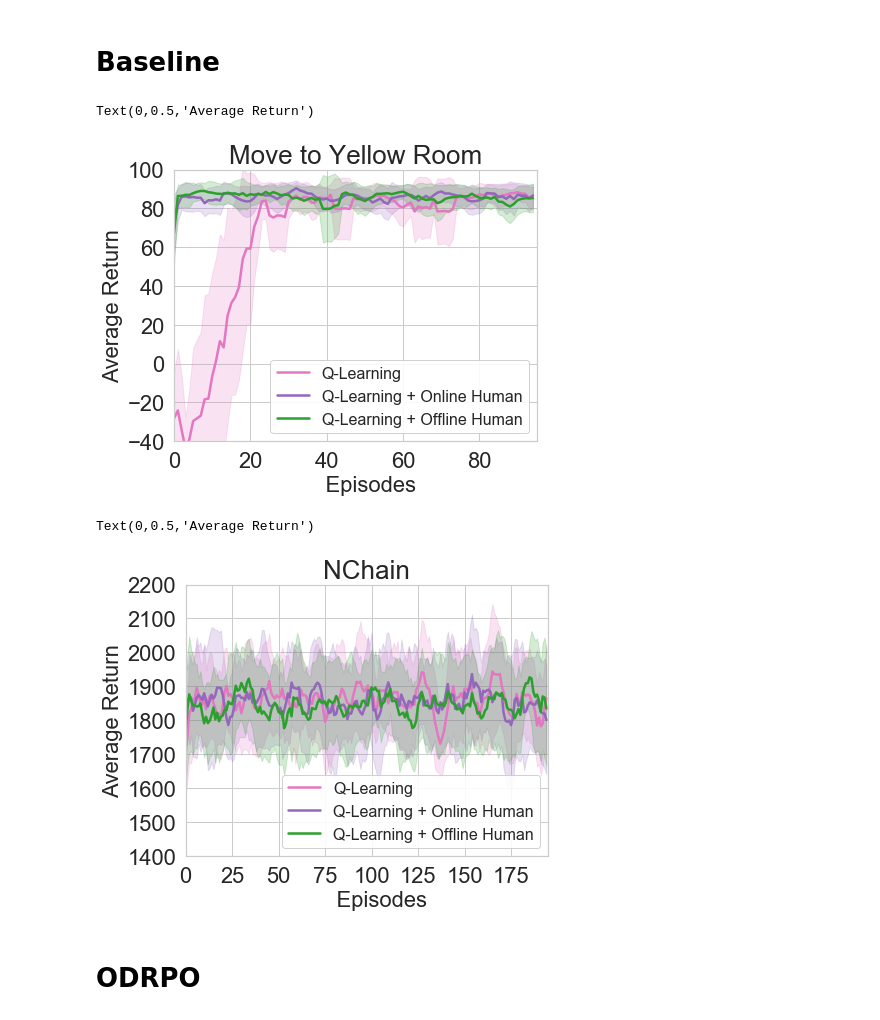
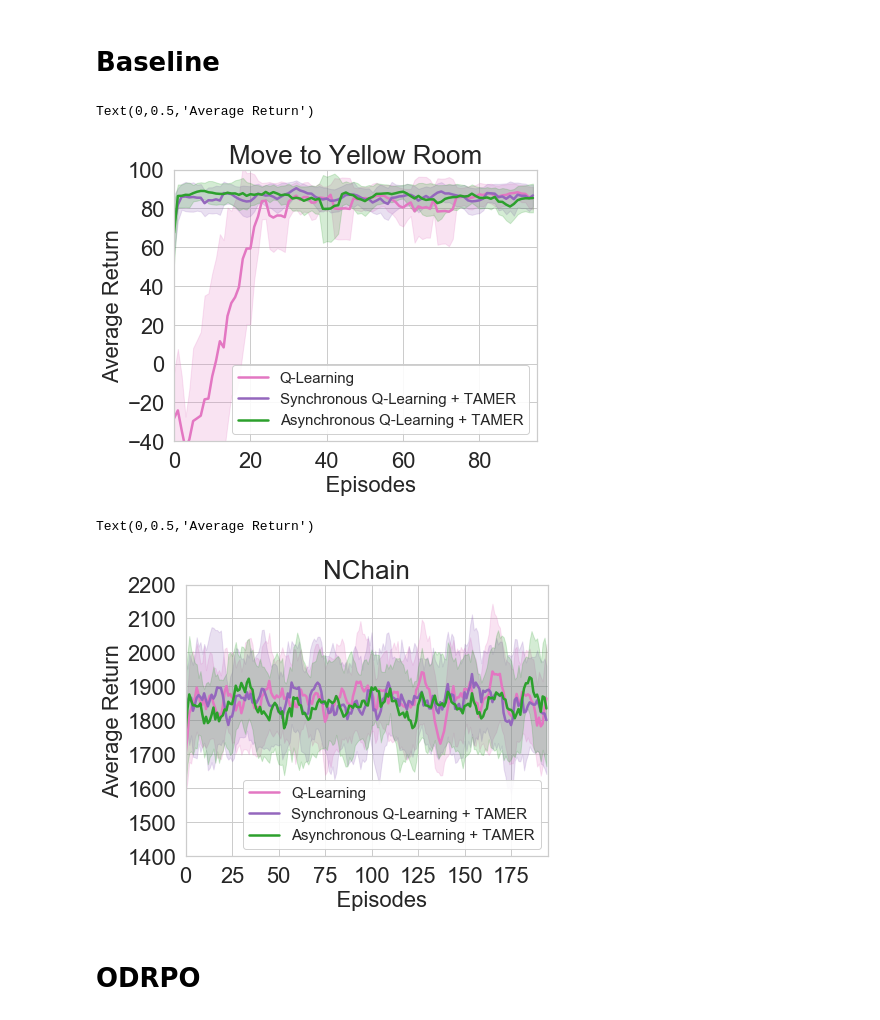
Before and after one commit to kadysongbb/efficient-wpo, a Jupyter notebook: tabular/grid_view_training.ipynb, the cells around one changed output. Saved outputs shown, nothing was run; the diff lists cells and outputs as text; code cells hidden in the pictures.

```diff
--- a/tabular/grid_view_training.ipynb
+++ b/tabular/grid_view_training.ipynb
@@ -52,37 +52,37 @@ q_learning_log_name = ['./log_files/GridWorld-q-learning/1610621904.212886.csv',
                        './log_files/GridWorld-q-learning/1610622971.841064.csv', './log_files/GridWorld-q-learning/1610623929.645105.csv',
                        './log_files/GridWorld-q-learning/1610624213.111349.csv']
 q_learning_off_human_log_name = ['./log_files/GridWorld-q-learning-offline-human/1610621943.9203851.csv', './log_files/GridWorld-q-learning-offline-human/1610621957.896211.csv',
                              './log_files/GridWorld-q-learning-offline-human/1610622976.264647.csv', './log_files/GridWorld-q-learning-offline-human/1610623933.438024.csv',
                              './log_files/GridWorld-q-learning-offline-human/1610624216.214272.csv']
 q_learning_on_human_log_name = ['./log_files/GridWorld-q-learning-online-human/1612072078.769877.csv', './log_files/GridWorld-q-learning-online-human/1612075793.829283.csv',
                                './log_files/GridWorld-q-learning-online-human/1612075813.577657.csv', './log_files/GridWorld-q-learning-online-human/1612076020.041473.csv',
                                './log_files/GridWorld-q-learning-online-human/1612076024.8116548.csv']
 
 window_size = 5
 moving_average = find_baseline_moving_avg(q_learning_log_name, window_size)
 plt.plot(np.arange(len(moving_average[0])), moving_average[0], label='Q-Learning', linewidth = 2.5, color = 'tab:pink')
 plt.fill_between(np.arange(len(moving_average[0])), moving_average[1], moving_average[2], alpha=0.2, color = 'tab:pink')
 
 moving_average = find_baseline_moving_avg(q_learning_on_human_log_name, window_size)
-plt.plot(np.arange(len(moving_average[0])), moving_average[0], label='Q-Learning + Online Human', linewidth = 2.5, color = 'tab:purple')
+plt.plot(np.arange(len(moving_average[0])), moving_average[0], label='Synchronous Q-Learning + TAMER', linewidth = 2.5, color = 'tab:purple')
 plt.fill_between(np.arange(len(moving_average[0])), moving_average[1], moving_average[2], alpha=0.2, color = 'tab:purple')
 
 moving_average = find_baseline_moving_avg(q_learning_off_human_log_name, window_size)
-plt.plot(np.arange(len(moving_average[0])), moving_average[0], label='Q-Learning + Offline Human', linewidth = 2.5, color = 'tab:green')
+plt.plot(np.arange(len(moving_average[0])), moving_average[0], label='Asynchronous Q-Learning + TAMER', linewidth = 2.5, color = 'tab:green')
 plt.fill_between(np.arange(len(moving_average[0])), moving_average[1], moving_average[2], alpha=0.2, color = 'tab:green')
 
 plt.title('Move to Yellow Room', fontsize = 26)
 plt.rcParams["legend.framealpha"] = 0.9
-plt.legend(fontsize=16, loc='lower right')
+plt.legend(fontsize=15, loc='lower right')
 plt.xticks(fontsize=22)
 plt.yticks(fontsize=22)
 plt.ylim([-40, 100])
 plt.xlim([0, 95])
 plt.xlabel('            Episodes       ', fontsize=22)
 plt.ylabel('Average Return',fontsize=22)
 # %% [output]
 Text(0,0.5,'Average Return')
-[figure, old version]
+[figure, new version]
 # %%
 q_learning_log_name = ['./log_files/NChain-q-learning/1610625443.2615628.csv', './log_files/NChain-q-learning/1610625728.697116.csv',
                        './log_files/NChain-q-learning/1610626562.486154.csv', './log_files/NChain-q-learning/1610627567.098939.csv',
@@ -100,17 +100,17 @@ plt.plot(np.arange(len(moving_average[0])), moving_average[0], label='Q-Learning
 plt.fill_between(np.arange(len(moving_average[0])), moving_average[1], moving_average[2], alpha=0.2, color = 'tab:pink')
 
 moving_average = find_baseline_moving_avg(q_learning_on_human_log_name, window_size)
-plt.plot(np.arange(len(moving_average[0])), moving_average[0], label='Q-Learning + Online Human', linewidth = 2.5, color = 'tab:purple')
+plt.plot(np.arange(len(moving_average[0])), moving_average[0], label='Synchronous Q-Learning + TAMER', linewidth = 2.5, color = 'tab:purple')
 plt.fill_between(np.arange(len(moving_average[0])), moving_average[1], moving_average[2], alpha=0.2, color = 'tab:purple')
 
 moving_average = find_baseline_moving_avg(q_learning_off_human_log_name, window_size)
-plt.plot(np.arange(len(moving_average[0])), moving_average[0], label='Q-Learning + Offline Human', linewidth = 2.5, color = 'tab:green')
+plt.plot(np.arange(len(moving_average[0])), moving_average[0], label='Asynchronous Q-Learning + TAMER', linewidth = 2.5, color = 'tab:green')
 plt.fill_between(np.arange(len(moving_average[0])), moving_average[1], moving_average[2], alpha=0.2, color = 'tab:green')
 
 
 plt.title('NChain', fontsize = 26)
 plt.rcParams["legend.framealpha"] = 0.9
-plt.legend(fontsize=16, loc='lower right')
+plt.legend(fontsize=15, loc='lower right')
 plt.xticks(fontsize=22)
 plt.yticks(fontsize=22)
 plt.ylim([1400, 2200])
@@ -119,7 +119,7 @@ plt.xlabel('            Episodes       ', fontsize=22)
 plt.ylabel('Average Return',fontsize=22)
 # %% [output]
 Text(0,0.5,'Average Return')
-[figure, old version]
+[figure, new version]
 # %% [markdown]
 # ODRPO
 # %%
```
Also changed, not shown: parts of 4 cells of this notebook, 4 other files.
